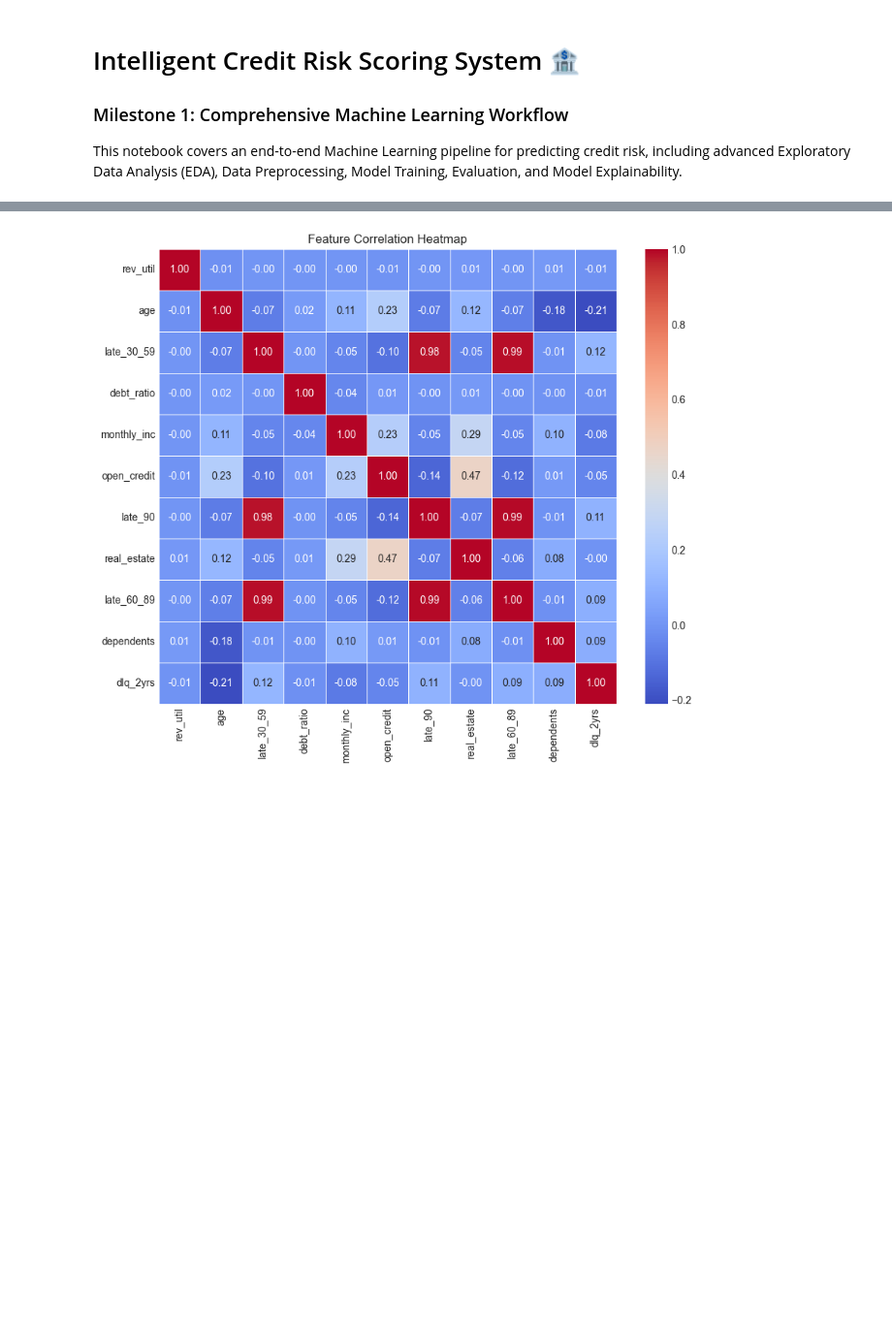
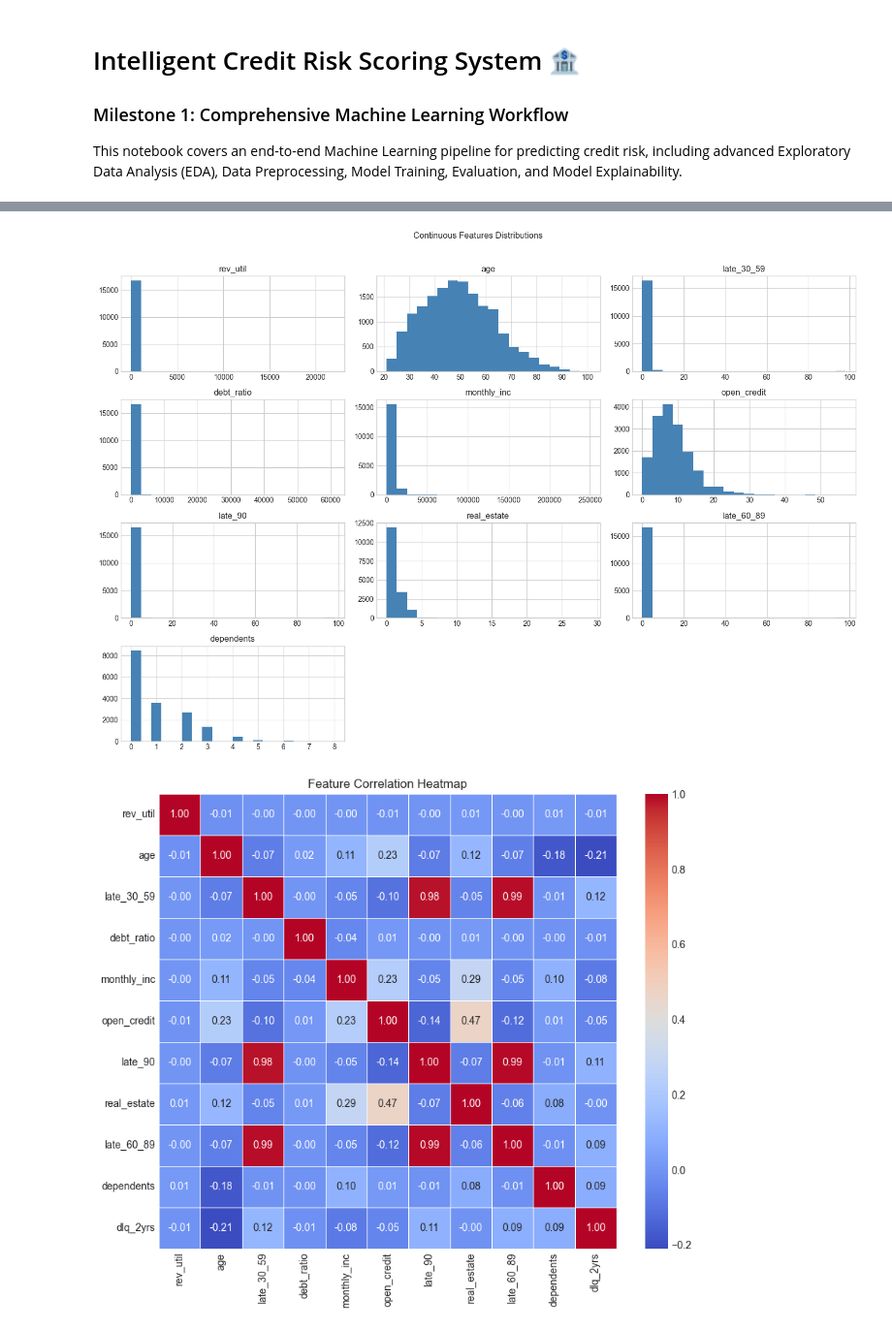
Before and after one commit to Divyapahuja31/AI-ML-Project, a Jupyter notebook: notebooks/eda.ipynb, the cells around one changed output, grey strips where cells are left out. Shown at 97% size. Saved outputs shown, nothing was run; the diff lists cells and outputs as text; code cells hidden in the pictures; blank space fills up the shorter version.

```diff
--- a/notebooks/eda.ipynb
+++ b/notebooks/eda.ipynb
@@ -26,3 +89,11 @@ sns.set_palette("muted")
+# %%
+# 3. Feature Distribution Histograms
+df.drop('dlq_2yrs', axis=1).hist(bins=20, figsize=(15, 10), color='steelblue')
+plt.suptitle('Continuous Features Distributions', y=1.02)
+plt.tight_layout()
+plt.show()
+# %% [output]
+[figure, added]
 # %%
 # 4. Correlation Heatmap
 plt.figure(figsize=(10, 8))
```
Also changed, not shown: parts of 8 cells of this notebook, 2 other files.
